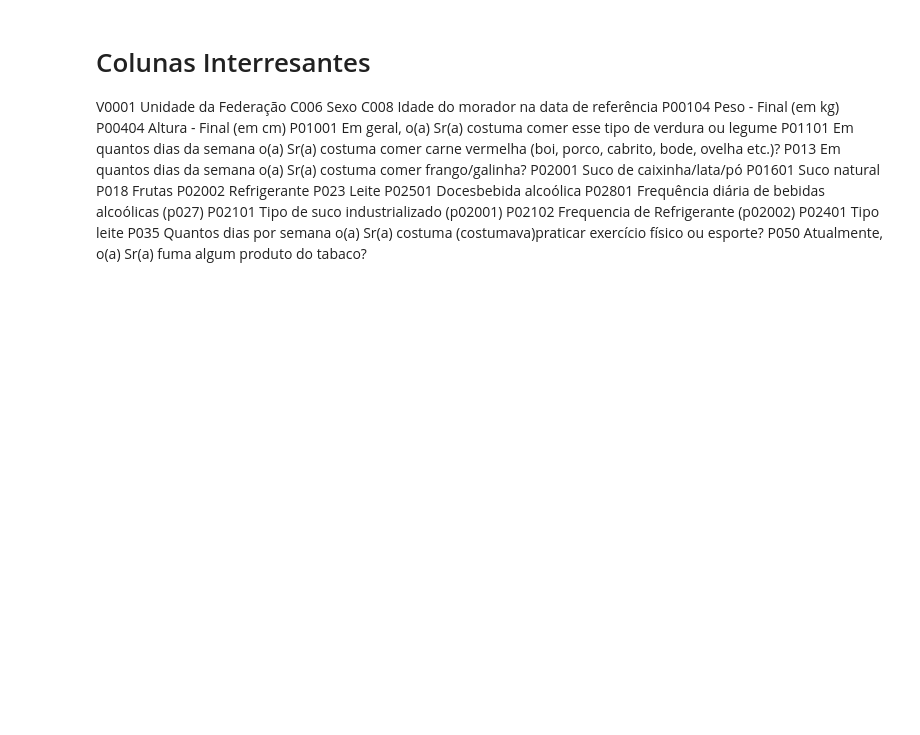
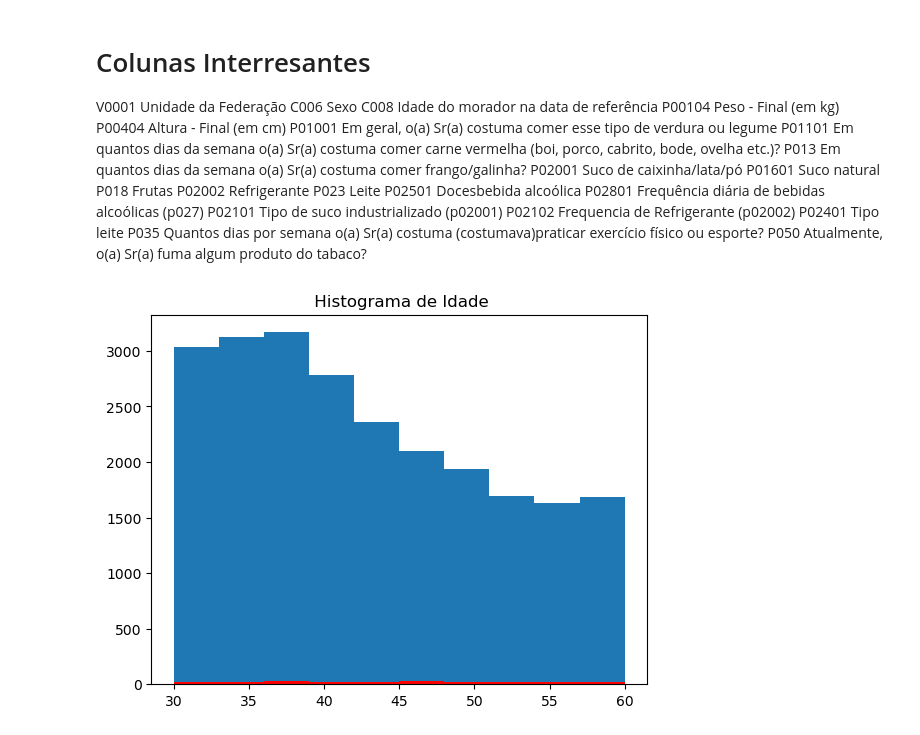
Before and after one commit to ThiagoVenturim/studying_python_data, a Jupyter notebook: pns2019/teste.ipynb, the cells around one changed output. Saved outputs shown, nothing was run; the diff lists cells and outputs as text; code cells hidden in the pictures; blank space fills up the shorter version.

```diff
--- a/pns2019/teste.ipynb
+++ b/pns2019/teste.ipynb
@@ -111,3 +145,12 @@ P02102	Frequencia de Refrigerante (p02002)
 P02401	Tipo leite
 P035 Quantos dias por semana o(a) Sr(a) costuma  (costumava)praticar exercício físico ou esporte?
 P050 Atualmente, o(a) Sr(a) fuma algum produto do tabaco?
+# %%
+plt.hist(df['C008'])
+plt.hist(df_toc['C008'],color='Red')
+plt.title(' Histograma de Idade')
+plt.xlabel('')
+plt.ylabel('')
+plt.show()
+# %% [output]
+[figure, added]
```
Also changed, not shown: parts of 6 cells of this notebook.
